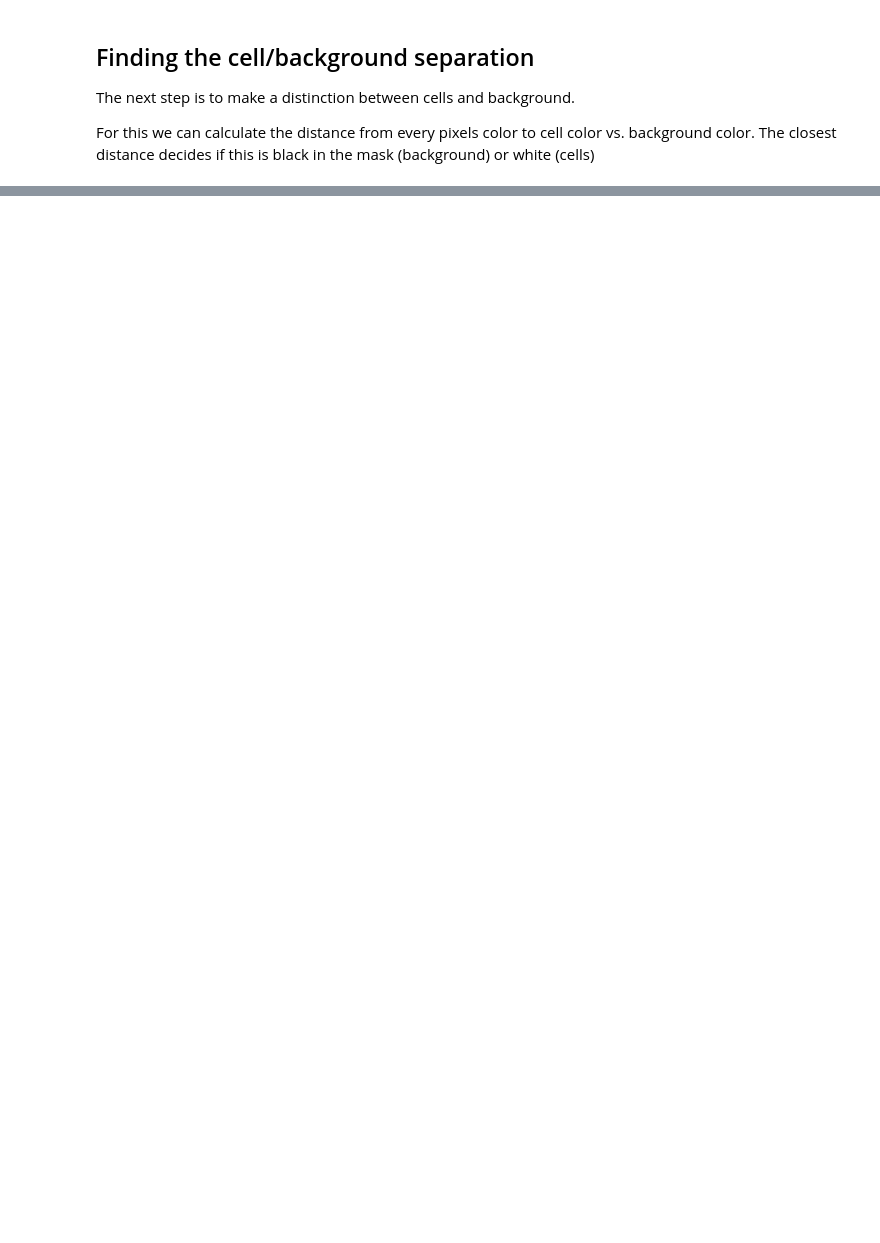
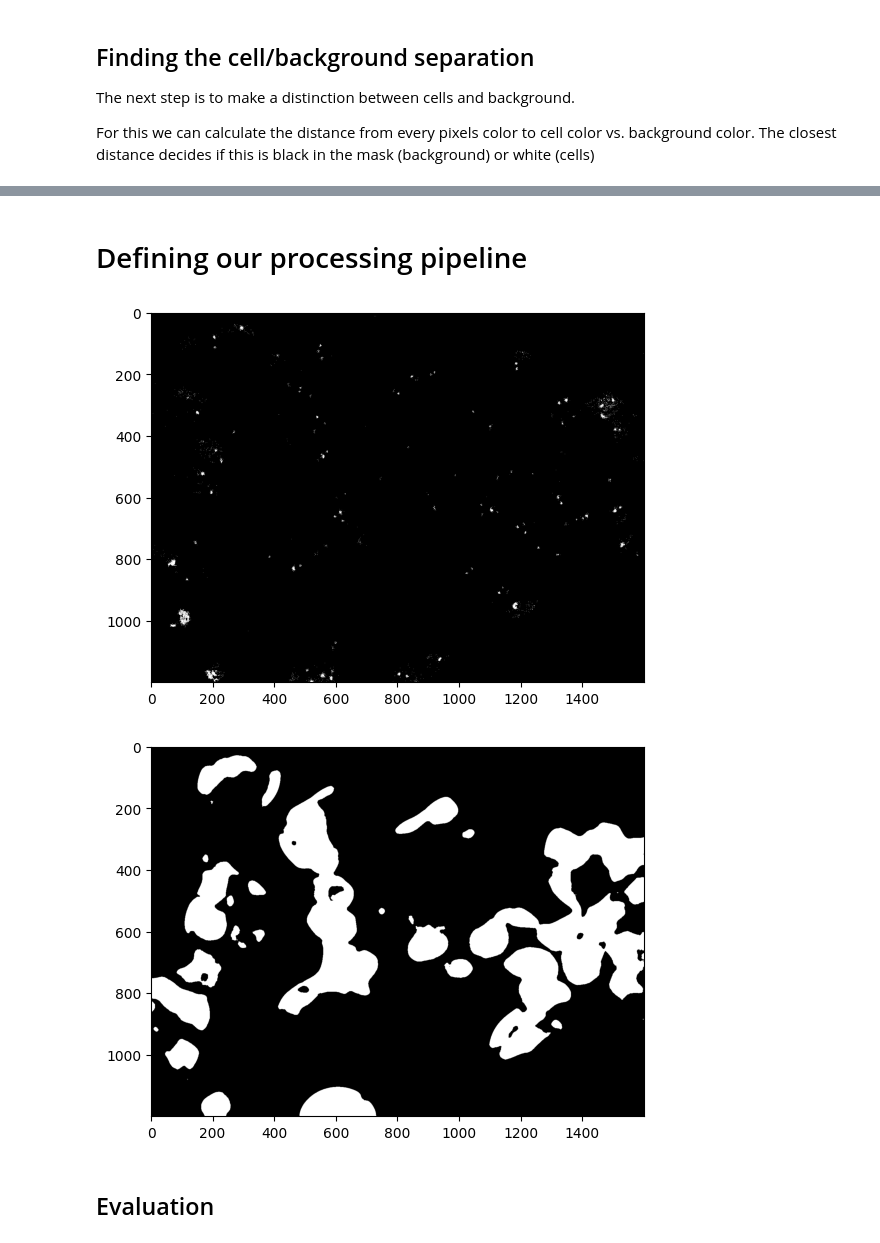
Before and after one commit to tadeohepperle/-bioimage_programming_final_project, a Jupyter notebook: classical.ipynb, the cells around one changed output, grey strips where cells are left out. Drawn from its saved outputs; the diff is of its cells as text; code cells hidden in the pictures; blank space fills up the shorter version.

```diff
--- a/classical.ipynb
+++ b/classical.ipynb
@@ -89,9 +103,3 @@ DISH1_CONFIG.show()
 (encompasses all things that do not need any ProcessImageConfig values)
 
 1. blurring the image to get rid of noise
-# %%
-def preprocess_image(image: cv.Mat) -> cv.Mat:
-    """assumes image to be BGR and will result HSV"""
-    result = cv.blur(image, (5, 5))
-    result = cv.cvtColor(image, cv.COLOR_BGR2HSV)
-    return result
@@ -183,9 +139,0 @@ def fore_ground_mask(img, config: ProcessImageConfig):
-# %%
-Example()
-
-img = cv.imread("data/sampleinput/DISH1/125121A_S20200928_0014.jpg")
-config = DISH1_CONFIG
-img = preprocess_image(img)
-print(img)
-mask = fore_ground_mask(img, config)
-plt.imshow(cv.cvtColor(mask, cv.COLOR_GRAY2RGB))
@@ -221,5 +139,0 @@ Wall time: 52 ms
-# %%
-img = cv.imread("data/sampleinput/DISH1/125121A_S20200928_0014.jpg")
-
-
-cv.equalizeHist(img)
@@ -228,0 +250,42 @@ error: OpenCV(4.6.0) D:\a\opencv-python\opencv-python\opencv\modules\imgproc\src
+# %% [markdown]
+# Defining our processing pipeline
+# %%
+def process_image(img: cv.Mat, config: ProcessImageConfig):
+    """gets a f32 rgb image and a processing config as input and produces a mask image that reflects the classification result"""
+    INITAL_MASK_TRESH = 0.5
+    MARKER1_THRESH = 0.8
+    MARKER2_THRESH = 0.9
+
+    # separate foreground and background:
+    mask = fore_ground_soft_mask(img, config)
+    mask = threshold(mask, INITAL_MASK_TRESH)
+    # find markers1 (e.g. red dots) and apply threshold to suppress low values. Then blur to spread radius
+    markers1 = versus_soft_mask(img, config.background_color, config.marker1_color)
+    markers1 = threshold(markers1, MARKER1_THRESH)
+    markers1 = multiblur(markers, iterations=100, boost=1.025, size=(20, 20))
+
+    # find markers2 (e.g. green dots) and apply threshold to suppress low values. Then blur to spread radius
+    markers2 = versus_soft_mask(img, config.background_color, config.marker2_color)
+    markers2 = threshold(markers2, MARKER2_THRESH)
+    imshow(markers2)
+    markers2 = multiblur(markers2, iterations=100, boost=1.025, size=(20, 20))
+
+    # intersect_m1 = np.minimum(mask, markers1)
+    # imshow(threshold(intersect_m1, 0.025))
+    # intersect_m2 = np.minimum(mask, markers2)
+    # imshow(threshold(intersect_m2, 0.025))
+    # union = np.maximum(intersect_m1, intersect_m2)
+    # union = threshold(union, 0.025)
+    # union = threshold(union, 0.5)
+    e = threshold(multiblur(threshold(np.minimum(mask, markers1), 0.02), 1), 0.5)
+    return e
+
+
+img = imread("data/sampleinput/DISH1/125121A_S20200928_0014.jpg")
+res = process_image(img, DISH1_CONFIG)
+imshow(res)
+# %% [output]
+[figure, added]
+[figure, added]
+# %% [markdown]
+## Evaluation
```
Also changed, not shown: parts of 14 cells of this notebook.
